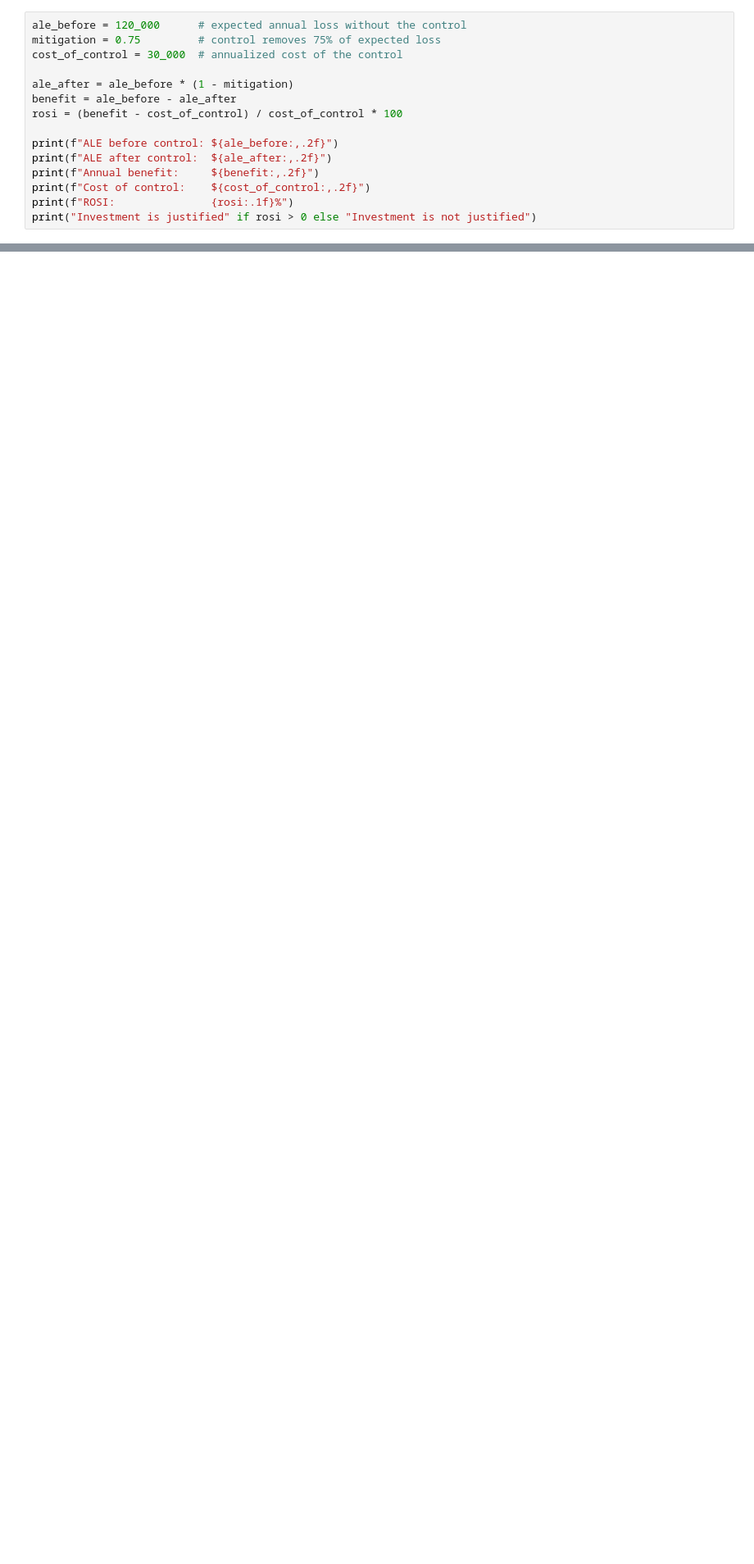
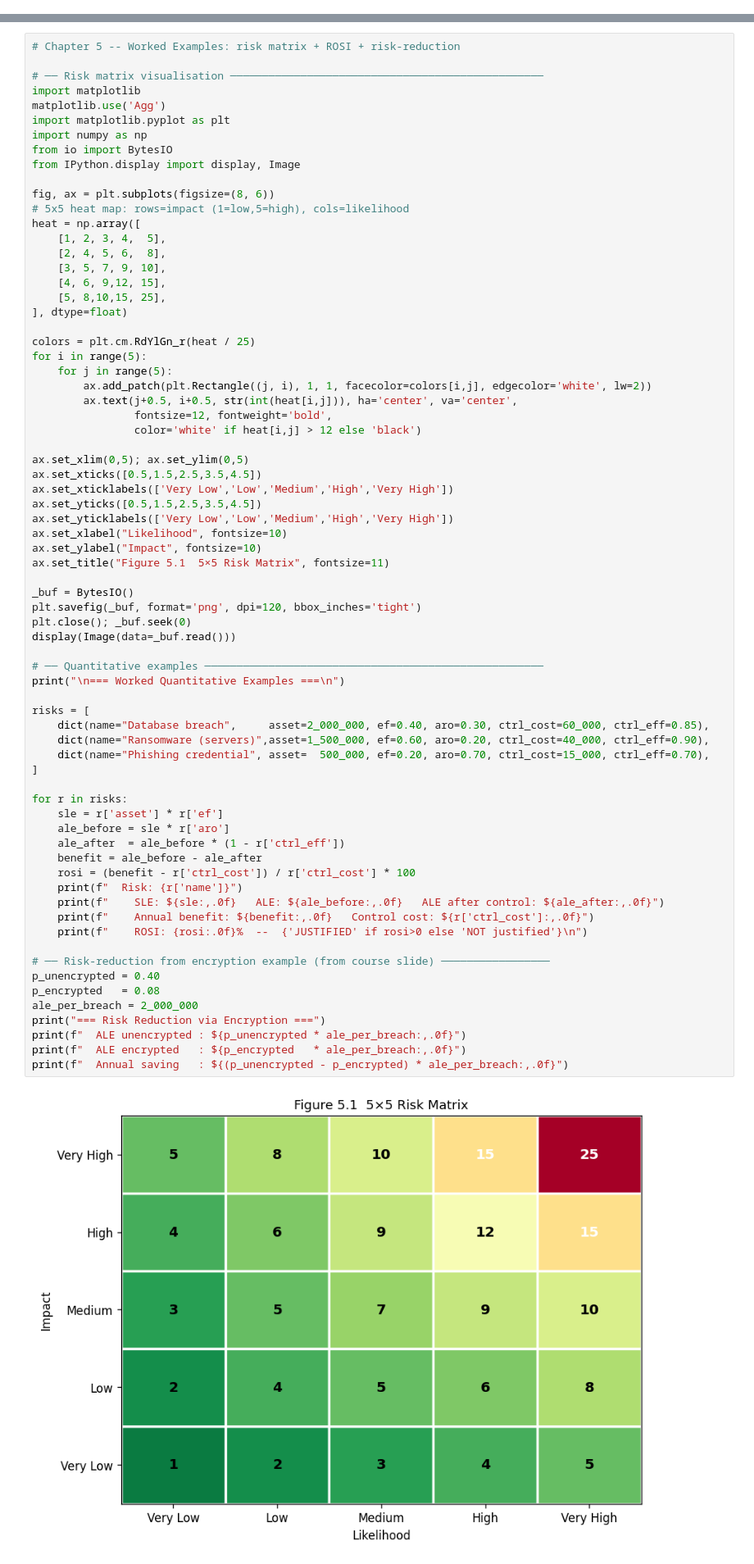
Before and after one commit to devharsh/cybersec-textbook, a Jupyter notebook: chapters/05_risk/chapter05.ipynb, the cells around one changed output, grey strips where cells are left out. Shown at 82% size. Drawn from its saved outputs; the diff is of its cells as text; blank space fills up the shorter version.

Commit message:
Expand all 20 chapters: full depth, 200 MCQs, 11 figures, CNAME

```diff
--- a/chapters/05_risk/chapter05.ipynb
+++ b/chapters/05_risk/chapter05.ipynb
@@ -77,15 +0,0 @@ $$ROSI = \frac{(ALE_{before} - ALE_{after}) - CostOfControl}{CostOfControl}$$
-# %%
-ale_before = 120_000      # expected annual loss without the control
-mitigation = 0.75         # control removes 75% of expected loss
-cost_of_control = 30_000  # annualized cost of the control
-
-ale_after = ale_before * (1 - mitigation)
-benefit = ale_before - ale_after
-rosi = (benefit - cost_of_control) / cost_of_control * 100
-
-print(f"ALE before control: ${ale_before:,.2f}")
-print(f"ALE after control:  ${ale_after:,.2f}")
-print(f"Annual benefit:     ${benefit:,.2f}")
-print(f"Cost of control:    ${cost_of_control:,.2f}")
-print(f"ROSI:               {rosi:.1f}%")
-print("Investment is justified" if rosi > 0 else "Investment is not justified")
@@ -146,0 +268,73 @@ risks, place each on the matrix, choose a treatment for each, and justify any ri
+# %%
+# Chapter 5 -- Worked Examples: risk matrix + ROSI + risk-reduction
+
+# ── Risk matrix visualisation ─────────────────────────────────────────────────
+import matplotlib
+matplotlib.use('Agg')
+import matplotlib.pyplot as plt
+import numpy as np
+from io import BytesIO
+from IPython.display import display, Image
+
+fig, ax = plt.subplots(figsize=(8, 6))
+# 5x5 heat map: rows=impact (1=low,5=high), cols=likelihood
+heat = np.array([
+    [1, 2, 3, 4,  5],
+    [2, 4, 5, 6,  8],
+    [3, 5, 7, 9, 10],
+    [4, 6, 9,12, 15],
+    [5, 8,10,15, 25],
+], dtype=float)
+
+colors = plt.cm.RdYlGn_r(heat / 25)
+for i in range(5):
+    for j in range(5):
+        ax.add_patch(plt.Rectangle((j, i), 1, 1, facecolor=colors[i,j], edgecolor='white', lw=2))
+        ax.text(j+0.5, i+0.5, str(int(heat[i,j])), ha='center', va='center',
+                fontsize=12, fontweight='bold',
+                color='white' if heat[i,j] > 12 else 'black')
+
+ax.set_xlim(0,5); ax.set_ylim(0,5)
+ax.set_xticks([0.5,1.5,2.5,3.5,4.5])
+ax.set_xticklabels(['Very Low','Low','Medium','High','Very High'])
+ax.set_yticks([0.5,1.5,2.5,3.5,4.5])
+ax.set_yticklabels(['Very Low','Low','Medium','High','Very High'])
+ax.set_xlabel("Likelihood", fontsize=10)
+ax.set_ylabel("Impact", fontsize=10)
+ax.set_title("Figure 5.1  5×5 Risk Matrix", fontsize=11)
+
+_buf = BytesIO()
+plt.savefig(_buf, format='png', dpi=120, bbox_inches='tight')
+plt.close(); _buf.seek(0)
+display(Image(data=_buf.read()))
+
+# ── Quantitative examples ─────────────────────────────────────────────────────
+print("\n=== Worked Quantitative Examples ===\n")
+
+risks = [
+    dict(name="Database breach",     asset=2_000_000, ef=0.40, aro=0.30, ctrl_cost=60_000, ctrl_eff=0.85),
+    dict(name="Ransomware (servers)",asset=1_500_000, ef=0.60, aro=0.20, ctrl_cost=40_000, ctrl_eff=0.90),
+    dict(name="Phishing credential", asset=  500_000, ef=0.20, aro=0.70, ctrl_cost=15_000, ctrl_eff=0.70),
+]
+
+for r in risks:
+    sle = r['asset'] * r['ef']
+    ale_before = sle * r['aro']
+    ale_after  = ale_before * (1 - r['ctrl_eff'])
+    benefit = ale_before - ale_after
+    rosi = (benefit - r['ctrl_cost']) / r['ctrl_cost'] * 100
+    print(f"  Risk: {r['name']}")
+    print(f"    SLE: ${sle:,.0f}   ALE: ${ale_before:,.0f}   ALE after control: ${ale_after:,.0f}")
+    print(f"    Annual benefit: ${benefit:,.0f}   Control cost: ${r['ctrl_cost']:,.0f}")
+    print(f"    ROSI: {rosi:.0f}%  --  {'JUSTIFIED' if rosi>0 else 'NOT justified'}\n")
+
+# ── Risk-reduction from encryption example (from course slide) ─────────────────
+p_unencrypted = 0.40
+p_encrypted   = 0.08
+ale_per_breach = 2_000_000
+print("=== Risk Reduction via Encryption ===")
+print(f"  ALE unencrypted : ${p_unencrypted * ale_per_breach:,.0f}")
+print(f"  ALE encrypted   : ${p_encrypted   * ale_per_breach:,.0f}")
+print(f"  Annual saving   : ${(p_unencrypted - p_encrypted) * ale_per_breach:,.0f}")
+# %% [output]
+[figure, added]
```
Also changed, not shown: parts of 8 cells of this notebook, 14 other files.
